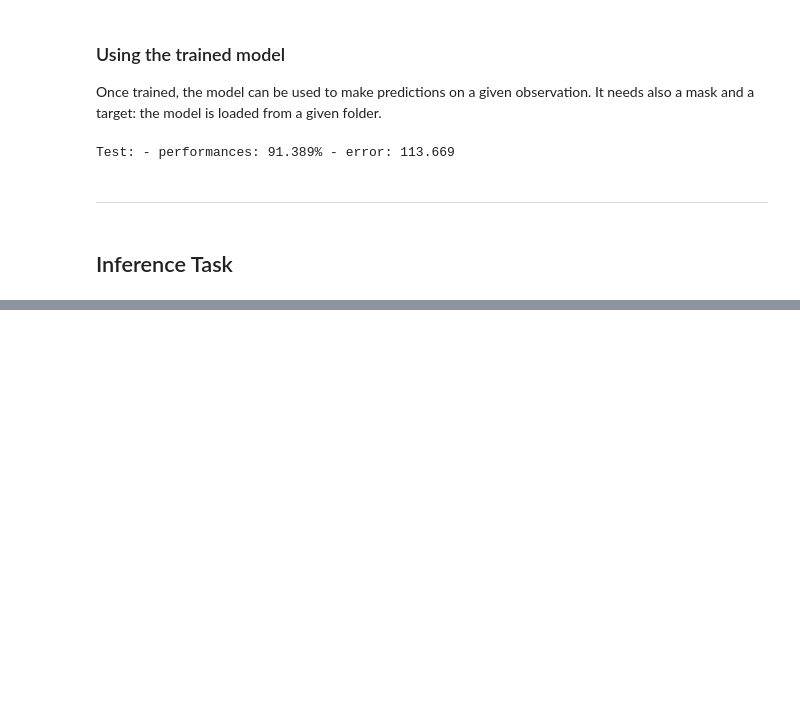
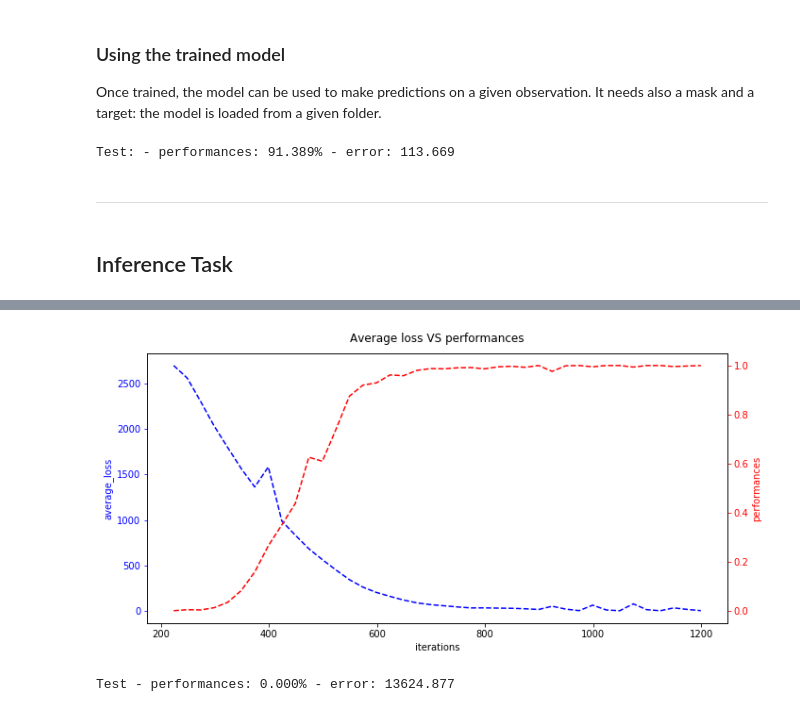
Before and after one commit to MrAngius/DNC-SemesterProject, a Jupyter notebook: Semester Project.ipynb, the cells around one changed output, grey strips where cells are left out. Saved outputs shown, nothing was run; the diff lists cells and outputs as text; code cells hidden in the pictures; blank space fills up the shorter version.

```diff
--- a/Semester Project.ipynb
+++ b/Semester Project.ipynb
@@ -2196,0 +2238,11 @@ TypeError: gen_graph() got an unexpected keyword argument 'inference'
+# %%
+# Training options.
+TRAINING_ITER = 1000
+REPORT_INTERVAL = 25
+CHECK_POINT_DIR = "./tf/dnc/inference"
+CHECK_POINT_INTERVAL = 100
+
+tf.reset_default_graph()
+results_tra = training.train(ds_traversal, TRAINING_ITER, REPORT_INTERVAL, CHECK_POINT_DIR,
+                             performance_thresh=0.7, checkpoint_interval=CHECK_POINT_INTERVAL,
+                             overwrite_model=False, verbosity=0)
@@ -2196,0 +2267,21 @@ TypeError: gen_graph() got an unexpected keyword argument 'inference'
+# %%
+iterations = np.array(results_tra['iterations'])
+avg_losss = np.array(results_tra['average_loss'])
+performances = np.array(results_tra['performances'])
+# %%
+fig, ax1 = plt.subplots(figsize=(10, 5))
+plt.title("Average loss VS performances", y=1.02)
+ax1.plot(iterations, avg_losss, 'b--')
+ax1.set_xlabel('iterations')
+# Make the y-axis label, ticks and tick labels match the line color.
+ax1.set_ylabel('average_loss', color='b')
+ax1.tick_params('y', colors='b')
+ax2 = ax1.twinx()
+ax2.plot(iterations, performances, 'r--')
+ax2.set_ylabel('performances', color='r')
+ax2.tick_params('y', colors='r')
+
+fig.tight_layout()
+plt.show()
+# %% [output]
+[figure, added]
@@ -2196,0 +2307,4 @@ TypeError: gen_graph() got an unexpected keyword argument 'inference'
+# %%
+results_test = test_model.evaluate(ds_traversal, CHECHK_POINT_DIR)
+# %% [output]
+Test - performances: 0.000% - error: 13624.877
```
Also changed, not shown: parts of 12 cells of this notebook.
